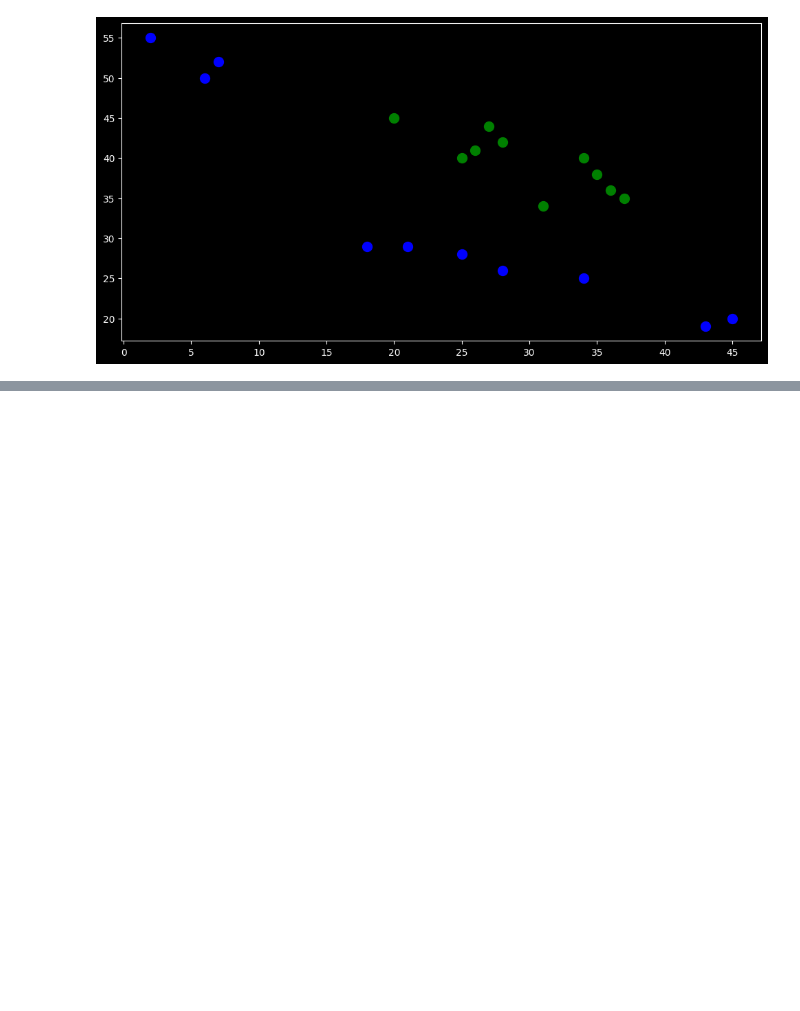
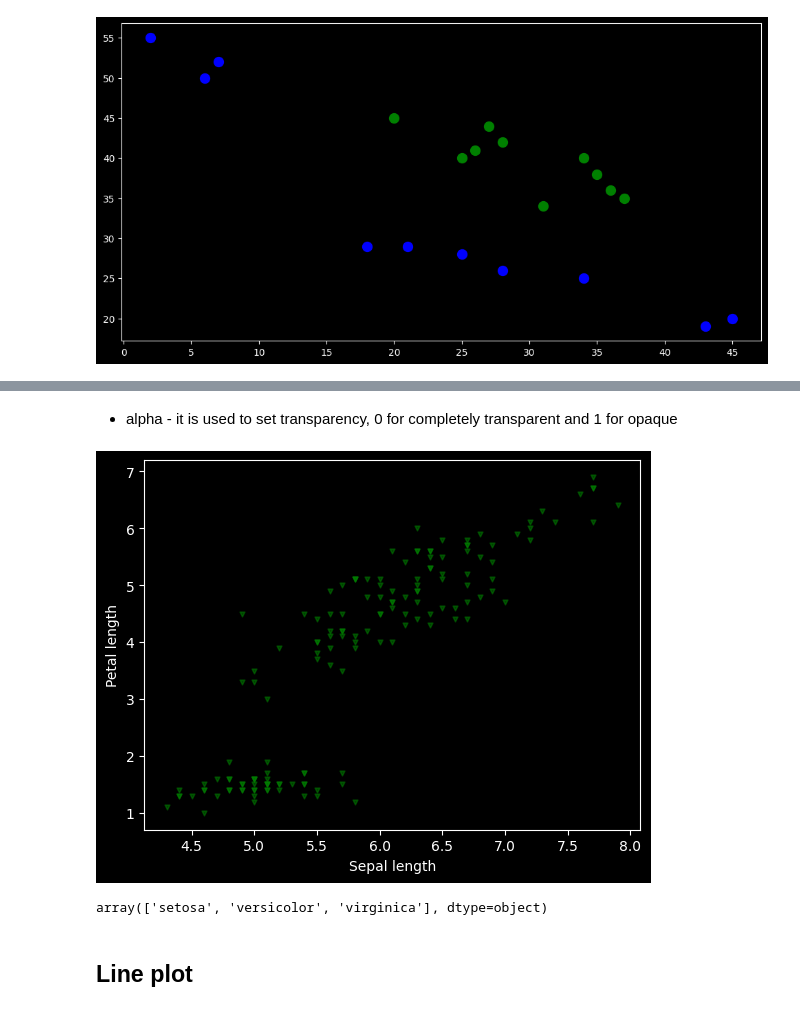
Before and after one commit to Siddhartha-Singhal/python-data-science, a Jupyter notebook: Analysis/Matplotlib.ipynb, the cells around one changed output, grey strips where cells are left out. Cells and saved outputs as stored; diff of their text form; code cells hidden in the pictures; blank space fills up the shorter version.

```diff
--- a/Analysis/Matplotlib.ipynb
+++ b/Analysis/Matplotlib.ipynb
@@ -68,0 +109,16 @@ plt.show()
+# %% [markdown]
+- alpha - it is used to set transparency, 0 for completely transparent and 1 for opaque
+# %%
+df.plot(kind='scatter', x='sepal_length', y='petal_length',color='green', marker='v', alpha=0.5, s=12)
+
+plt.xlabel('Sepal length')
+plt.ylabel('Petal length')
+plt.show()
+# %% [output]
+[figure, added]
+# %%
+df['species'].unique()
+# %% [output]
+array(['setosa', 'versicolor', 'virginica'], dtype=object)
+# %% [markdown]
+## Line plot
```
Also changed, not shown: parts of 20 cells of this notebook, 1 other file.
